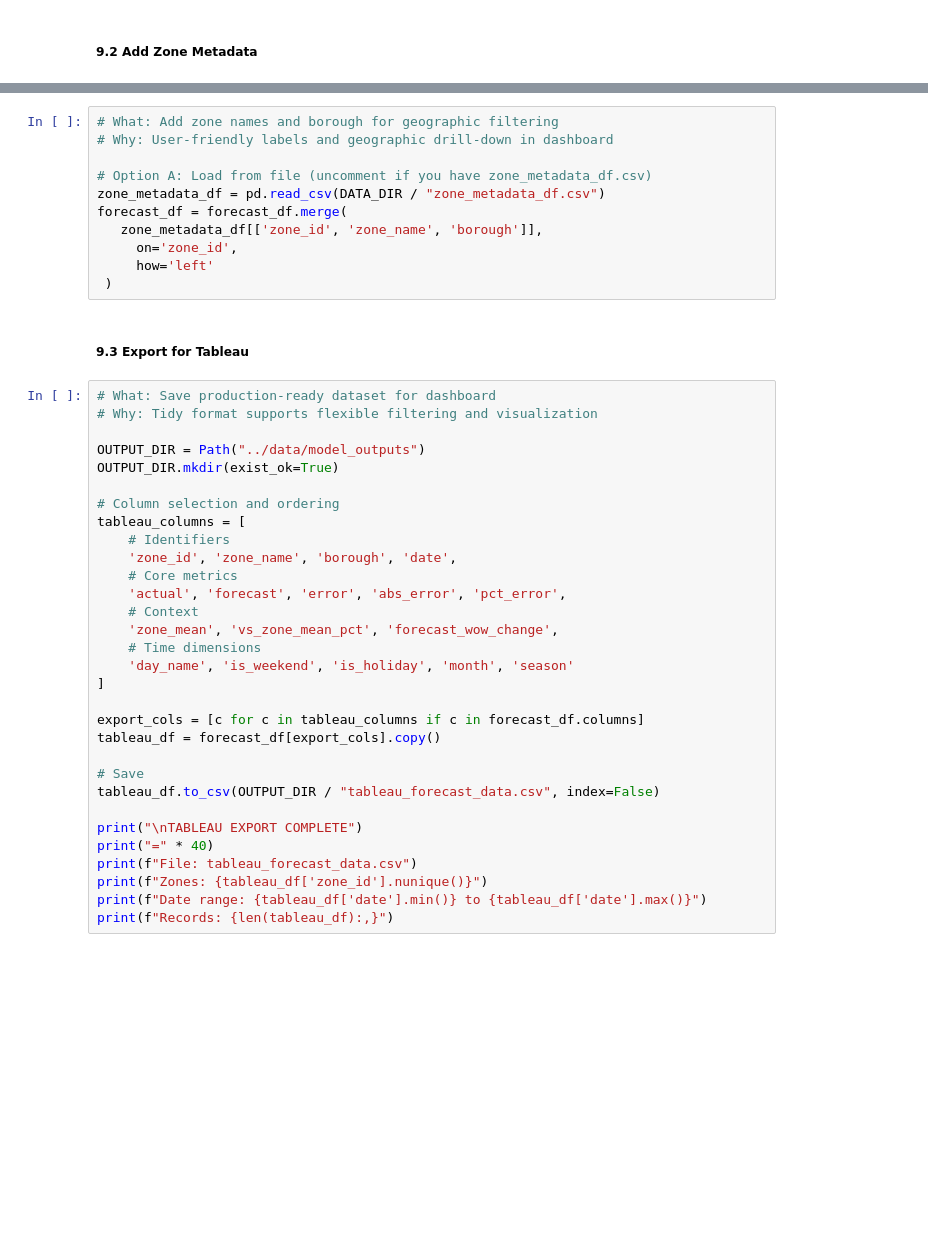
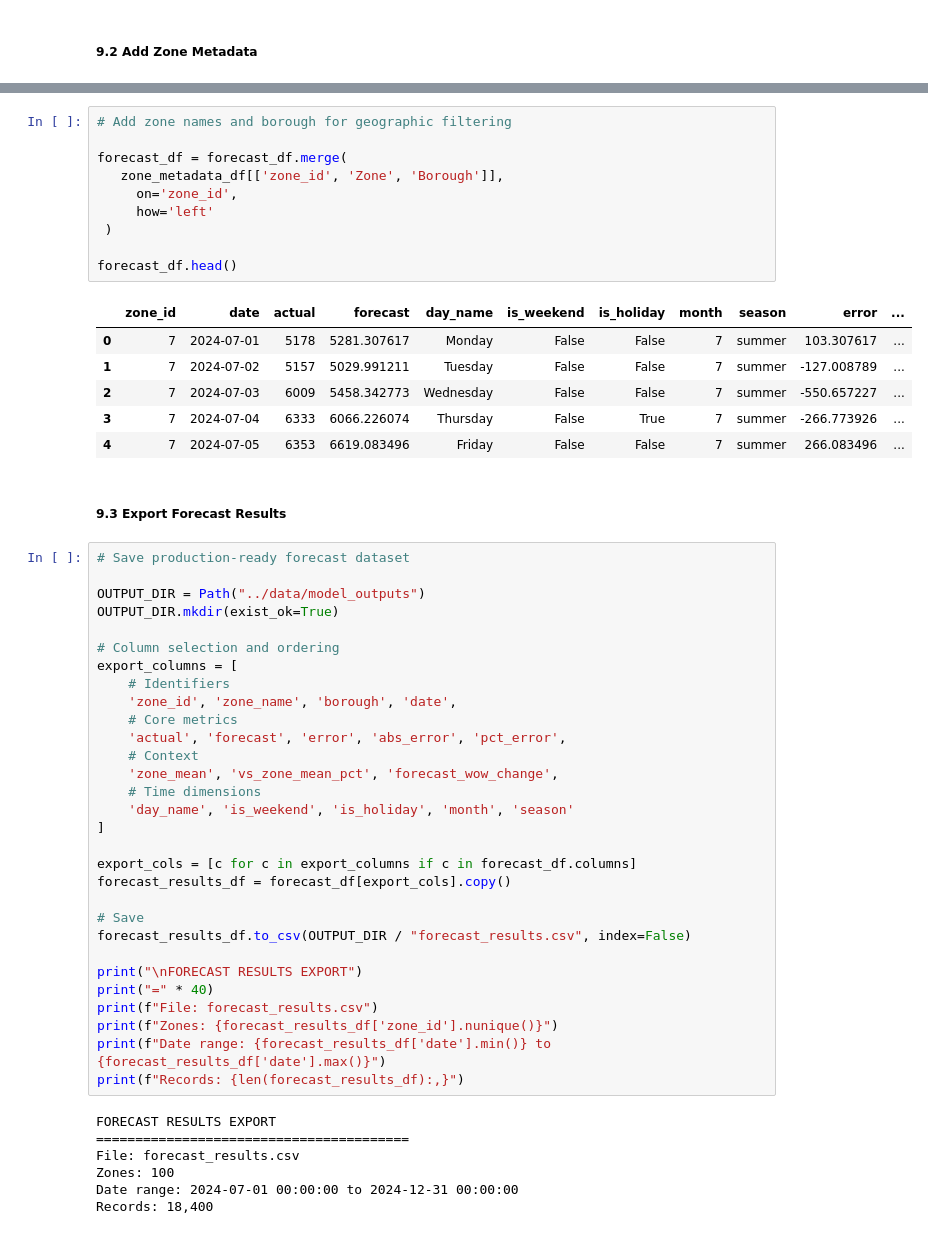
Before and after one commit to KRFlowers/nyc-fhv-rideshare-forecasting, a Jupyter notebook: notebooks/03_demand_forecasting.ipynb, the cells around one changed output, grey strips where cells are left out. Cells and saved outputs as stored; diff of their text form; blank space fills up the shorter version.

```diff
--- a/notebooks/03_demand_forecasting.ipynb
+++ b/notebooks/03_demand_forecasting.ipynb
@@ -933,25 +931,30 @@ Saved: ..\data\model_outputs\model_comparison.csv
 # %%
-# What: Add zone names and borough for geographic filtering
-# Why: User-friendly labels and geographic drill-down in dashboard
+# Add zone names and borough for geographic filtering
 
-# Option A: Load from file (uncomment if you have zone_metadata_df.csv)
-zone_metadata_df = pd.read_csv(DATA_DIR / "zone_metadata_df.csv")
 forecast_df = forecast_df.merge(
-   zone_metadata_df[['zone_id', 'zone_name', 'borough']],
+   zone_metadata_df[['zone_id', 'Zone', 'Borough']],
      on='zone_id',
      how='left'
  )
+
+forecast_df.head()
+# %% [output]
+|  | zone_id | date | actual | forecast | day_name | is_weekend | is_holiday | month | season | error | ... |
+| 0 | 7 | 2024-07-01 | 5178 | 5281.307617 | Monday | False | False | 7 | summer | 103.307617 | ... |
+| 1 | 7 | 2024-07-02 | 5157 | 5029.991211 | Tuesday | False | False | 7 | summer | -127.008789 | ... |
+| 2 | 7 | 2024-07-03 | 6009 | 5458.342773 | Wednesday | False | False | 7 | summer | -550.657227 | ... |
+| 3 | 7 | 2024-07-04 | 6333 | 6066.226074 | Thursday | False | True | 7 | summer | -266.773926 | ... |
+| 4 | 7 | 2024-07-05 | 6353 | 6619.083496 | Friday | False | False | 7 | summer | 266.083496 | ... |
 # %% [markdown]
-##### 9.3 Export for Tableau
+##### 9.3 Export Forecast Results
 # %%
-# What: Save production-ready dataset for dashboard
-# Why: Tidy format supports flexible filtering and visualization
+# Save production-ready forecast dataset
 
 OUTPUT_DIR = Path("../data/model_outputs")
 OUTPUT_DIR.mkdir(exist_ok=True)
 
 # Column selection and ordering
-tableau_columns = [
+export_columns = [
     # Identifiers
     'zone_id', 'zone_name', 'borough', 'date',
     # Core metrics
@@ -962,16 +965,23 @@ tableau_columns = [
     'day_name', 'is_weekend', 'is_holiday', 'month', 'season'
 ]
 
-export_cols = [c for c in tableau_columns if c in forecast_df.columns]
-tableau_df = forecast_df[export_cols].copy()
+export_cols = [c for c in export_columns if c in forecast_df.columns]
+forecast_results_df = forecast_df[export_cols].copy()
 
 # Save
-tableau_df.to_csv(OUTPUT_DIR / "tableau_forecast_data.csv", index=False)
+forecast_results_df.to_csv(OUTPUT_DIR / "forecast_results.csv", index=False)
 
-print("\nTABLEAU EXPORT COMPLETE")
+print("\nFORECAST RESULTS EXPORT")
 print("=" * 40)
-print(f"File: tableau_forecast_data.csv")
-print(f"Zones: {tableau_df['zone_id'].nunique()}")
-print(f"Date range: {tableau_df['date'].min()} to {tableau_df['date'].max()}")
-print(f"Records: {len(tableau_df):,}")
+print(f"File: forecast_results.csv")
+print(f"Zones: {forecast_results_df['zone_id'].nunique()}")
+print(f"Date range: {forecast_results_df['date'].min()} to {forecast_results_df['date'].max()}")
+print(f"Records: {len(forecast_results_df):,}")
+# %% [output]
+FORECAST RESULTS EXPORT
+========================================
+File: forecast_results.csv
+Zones: 100
+Date range: 2024-07-01 00:00:00 to 2024-12-31 00:00:00
+Records: 18,400
 # %% [markdown]
```
Also changed, not shown: parts of 79 cells of this notebook, 3 other files.
